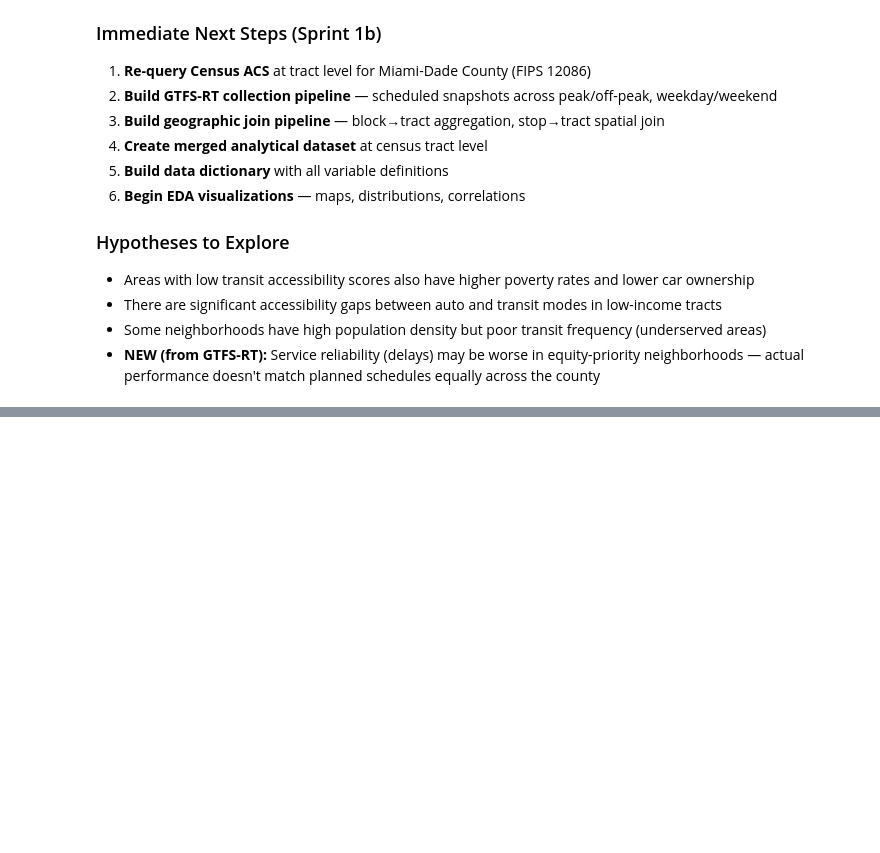
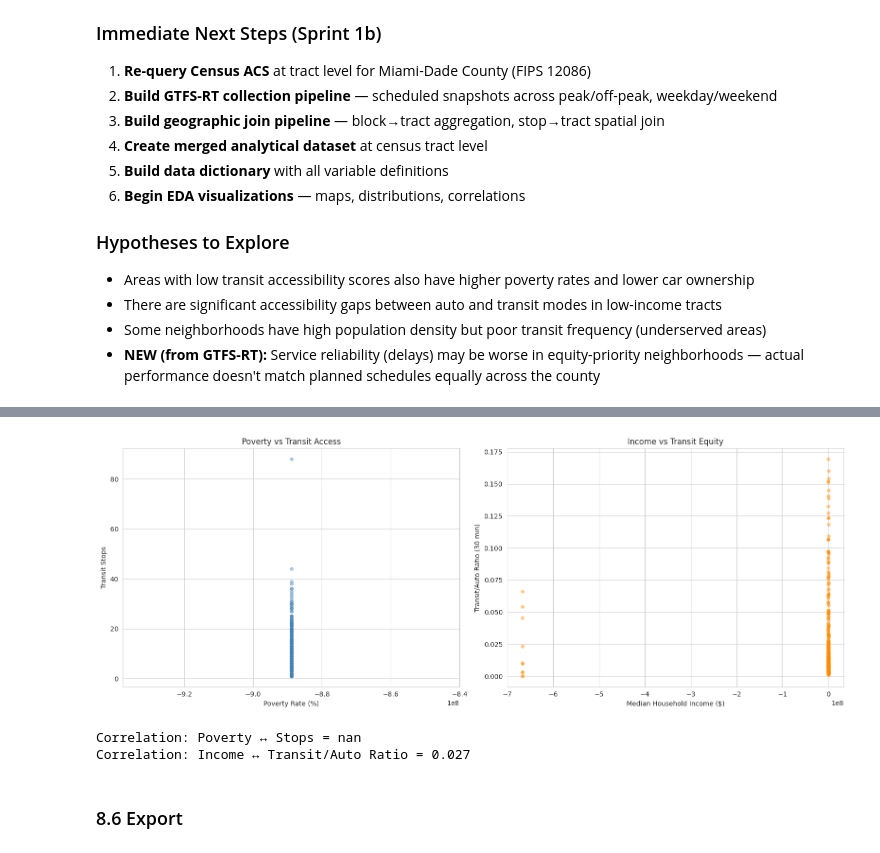
Before and after one commit to DanielRegaladoUMiami/CapstoneProject-AI-for-Equitable-Transportation, a Jupyter notebook: Sprint 1/Sprint1_Dataset_Overview.ipynb, the cells around one changed output, grey strips where cells are left out. Drawn from its saved outputs; the diff is of its cells as text; code cells hidden in the pictures; blank space fills up the shorter version.

```diff
--- a/Sprint 1/Sprint1_Dataset_Overview.ipynb
+++ b/Sprint 1/Sprint1_Dataset_Overview.ipynb
@@ -1466,0 +1665,22 @@ DATA DICTIONARY — All Four Datasets
+# %%
+# Equity scatter: poverty vs transit
+fig, axes = plt.subplots(1, 2, figsize=(16, 6))
+valid = merged[merged['poverty_rate_pct'].notna() & (merged['n_stops']>0)]
+axes[0].scatter(valid['poverty_rate_pct'], valid['n_stops'], alpha=0.4, s=20, c='steelblue')
+axes[0].set_xlabel('Poverty Rate (%)'); axes[0].set_ylabel('Transit Stops')
+axes[0].set_title('Poverty vs Transit Access')
+
+valid2 = merged[merged['median_household_income'].notna() & merged['transit_auto_ratio_30min'].notna()]
+axes[1].scatter(valid2['median_household_income'], valid2['transit_auto_ratio_30min'], alpha=0.4, s=20, c='darkorange')
+axes[1].set_xlabel('Median Household Income ($)'); axes[1].set_ylabel('Transit/Auto Ratio (30 min)')
+axes[1].set_title('Income vs Transit Equity')
+plt.tight_layout(); plt.show()
+
+print(f"Correlation: Poverty ↔ Stops = {merged['poverty_rate_pct'].corr(merged['n_stops']):.3f}")
+print(f"Correlation: Income ↔ Transit/Auto Ratio = {merged['median_household_income'].corr(merged['transit_auto_ratio_30min']):.3f}")
+# %% [output]
+[figure, added]
+Correlation: Poverty ↔ Stops = nan
+Correlation: Income ↔ Transit/Auto Ratio = 0.027
+# %% [markdown]
+### 8.6 Export
```
Also changed, not shown: parts of 17 cells of this notebook, 6 other files.
